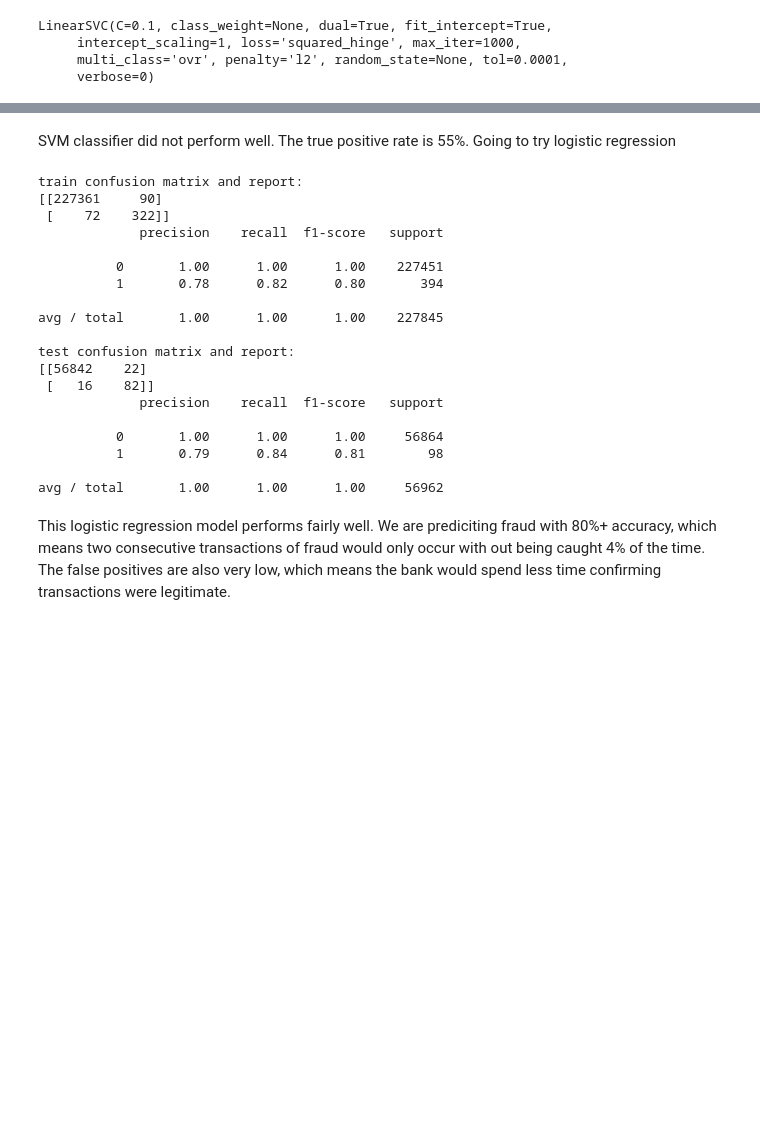
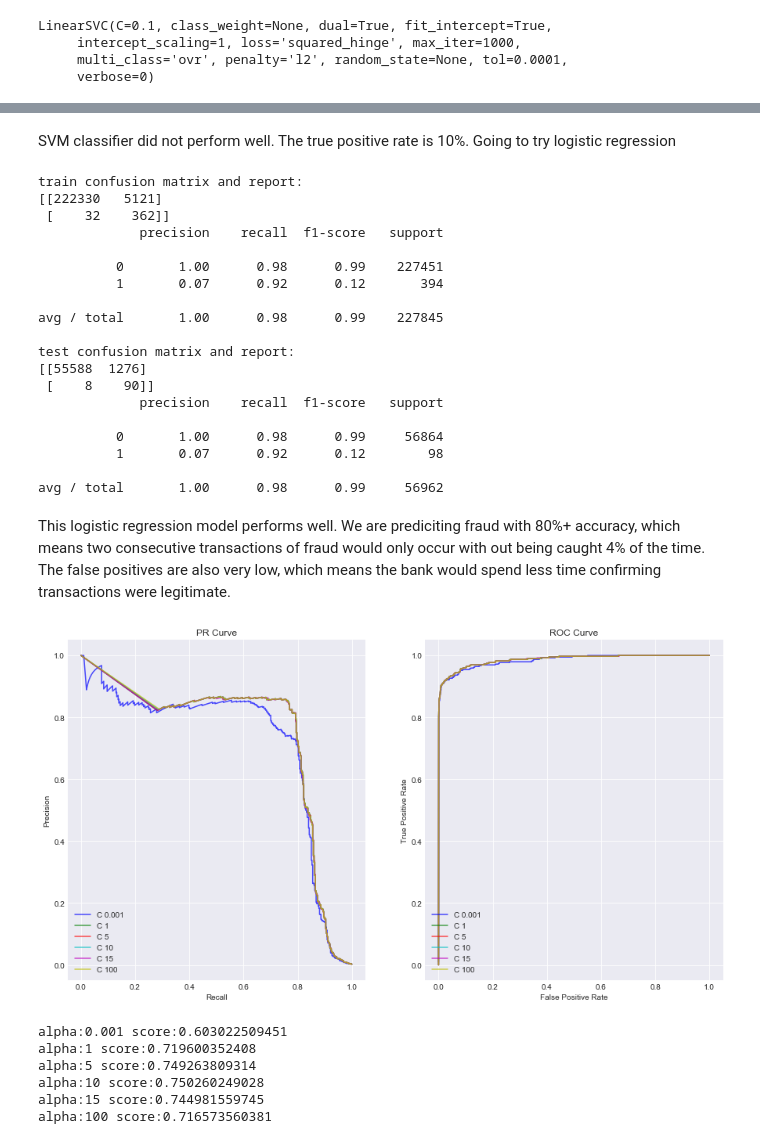
Before and after one commit to Audio88/Predicting-Credit-Card-Fraud, a Jupyter notebook: Credit Card Fraud.ipynb, the cells around one changed output, grey strips where cells are left out. Drawn from its saved outputs; the diff is of its cells as text; code cells hidden in the pictures; blank space fills up the shorter version.

```diff
--- a/Credit Card Fraud.ipynb
+++ b/Credit Card Fraud.ipynb
@@ -103,12 +103,12 @@ avg / total       1.00      1.00      1.00    227845
 
 avg / total       1.00      1.00      1.00     56962
 # %% [markdown]
-SVM classifier did not perform well. The true positive rate is 55%. Going to try logistic regression
+SVM classifier did not perform well. The true positive rate is 10%. Going to try logistic regression
 # %%
 from sklearn.linear_model import LogisticRegression
 from sklearn.metrics import confusion_matrix, classification_report
 
-clf = LogisticRegression(C=1, class_weight={0:1,1:10},tol=1e-10)
+clf = LogisticRegression(class_weight='balanced')
 clf.fit(X_train, y_train)
 
 train_pred = clf.predict(X_train)
@@ -123,23 +123,68 @@ print(confusion_matrix(y_test, test_pred))
 print(classification_report(y_test, test_pred))
 # %% [output]
 train confusion matrix and report:
-[[227361     90]
- [    72    322]]
+[[222330   5121]
+ [    32    362]]
              precision    recall  f1-score   support
 
-          0       1.00      1.00      1.00    227451
-          1       0.78      0.82      0.80       394
+          0       1.00      0.98      0.99    227451
+          1       0.07      0.92      0.12       394
 
-avg / total       1.00      1.00      1.00    227845
+avg / total       1.00      0.98      0.99    227845
 
 test confusion matrix and report:
-[[56842    22]
- [   16    82]]
+[[55588  1276]
+ [    8    90]]
              precision    recall  f1-score   support
 
-          0       1.00      1.00      1.00     56864
-          1       0.79      0.84      0.81        98
+          0       1.00      0.98      0.99     56864
+          1       0.07      0.92      0.12        98
 
-avg / total       1.00      1.00      1.00     56962
+avg / total       1.00      0.98      0.99     56962
 # %% [markdown]
-This logistic regression model performs fairly well. We are prediciting fraud with 80%+ accuracy, which means two consecutive transactions of fraud would only occur with out being caught 4% of the time. The false positives are also very low, which means the bank would spend less time confirming transactions were legitimate.
+This logistic regression model performs well. We are prediciting fraud with 80%+ accuracy, which means two consecutive transactions of fraud would only occur with out being caught 4% of the time. The false positives are also very low, which means the bank would spend less time confirming transactions were legitimate.
+# %%
+from sklearn.metrics import precision_recall_curve, roc_curve, average_precision_score, f1_score
+
+fig = plt.figure(figsize=(15,8))
+ax1 = fig.add_subplot(1,2,1)
+ax1.set_xlim([-0.05,1.05])
+ax1.set_ylim([-0.05,1.05])
+ax1.set_xlabel('Recall')
+ax1.set_ylabel('Precision')
+ax1.set_title('PR Curve')
+
+ax2 = fig.add_subplot(1,2,2)
+ax2.set_xlim([-0.05,1.05])
+ax2.set_ylim([-0.05,1.05])
+ax2.set_xlabel('False Positive Rate')
+ax2.set_ylabel('True Positive Rate')
+ax2.set_title('ROC Curve')
+
+alphas = [.001, 1, 5, 10, 15, 100]
+for a, k in zip(alphas,'bgrcmy'):
+    lr_model = LogisticRegression(C=a, class_weight='balanced')
+    lr_model.fit(X_train,y_train)
+    pred_prob = lr_model.predict_proba(X_train)[:,1]
+
+    p,r,_ = precision_recall_curve(y_train,pred_prob)
+    scores.append(average_precision_score(y_train, pred_prob))
+    tpr,fpr,_ = roc_curve(y_train,pred_prob)
+
+    ax1.plot(r,p,c=k,label='C ' + str(a), alpha=.7)
+    ax2.plot(tpr,fpr,c=k,label='C ' + str(a), alpha=.7)
+ax1.legend(loc='lower left')
+ax2.legend(loc='lower left')
+
+plt.show()
+
+for i in range(len(alphas)):
+    print ('alpha:'+ str(alphas[i]), 'score:' +  str(scores[i]))
+# %% [output]
+[figure, added]
+alpha:0.001 score:0.603022509451
+alpha:1 score:0.719600352408
+alpha:5 score:0.749263809314
+alpha:10 score:0.750260249028
+alpha:15 score:0.744981559745
+alpha:100 score:0.716573560381
```
Also changed, not shown: parts of 8 cells of this notebook.
